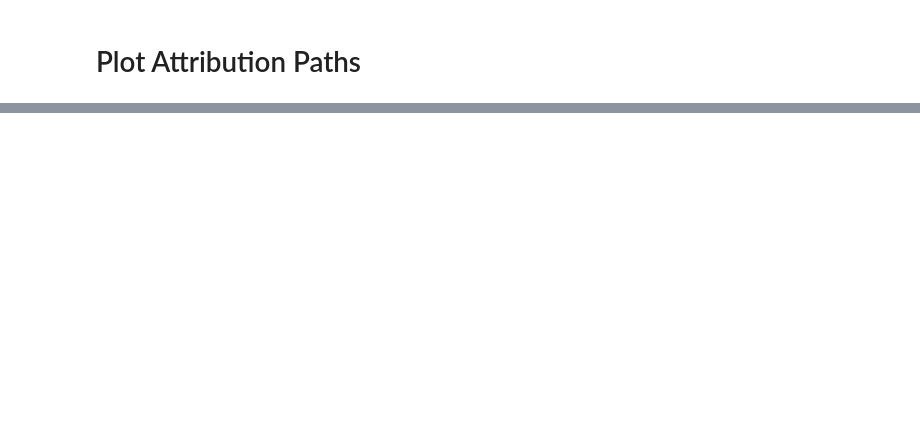
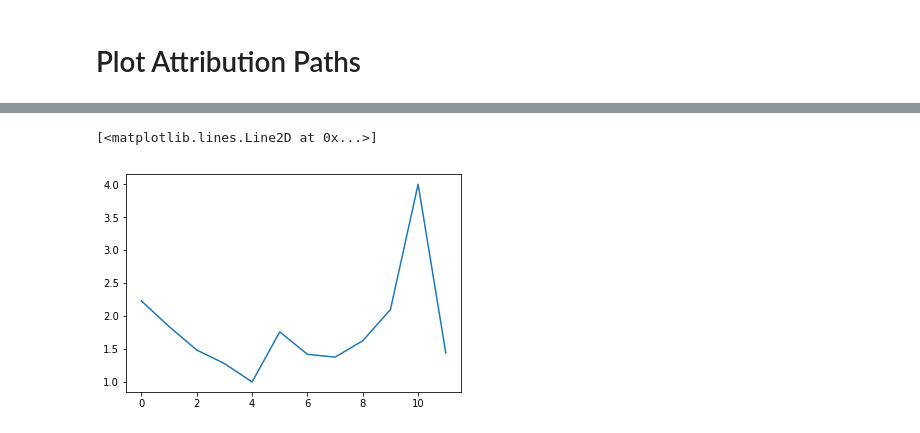
Before and after one commit to jarrodhaas/Mallet, a Jupyter notebook: ZFNet_Conductance_Visualization.ipynb, the cells around one changed output, grey strips where cells are left out. Saved outputs shown, nothing was run; the diff lists cells and outputs as text; code cells hidden in the pictures; blank space fills up the shorter version.

```diff
--- a/ZFNet_Conductance_Visualization.ipynb
+++ b/ZFNet_Conductance_Visualization.ipynb
@@ -210,0 +317,5 @@ nx.draw(G, pos, edges=edges, width=weights, with_labels=False, arrows=True, node
+# %%
+plt.plot((3*(conv4_frogs[:12] - conv4_frogs[:12].min()) / (conv4_frogs[:12].max() - conv4_frogs[:12].min()))+1)
+# %% [output]
+[<matplotlib.lines.Line2D at 0x...>]
+[figure, added]
```
Also changed, not shown: parts of 15 cells of this notebook.
